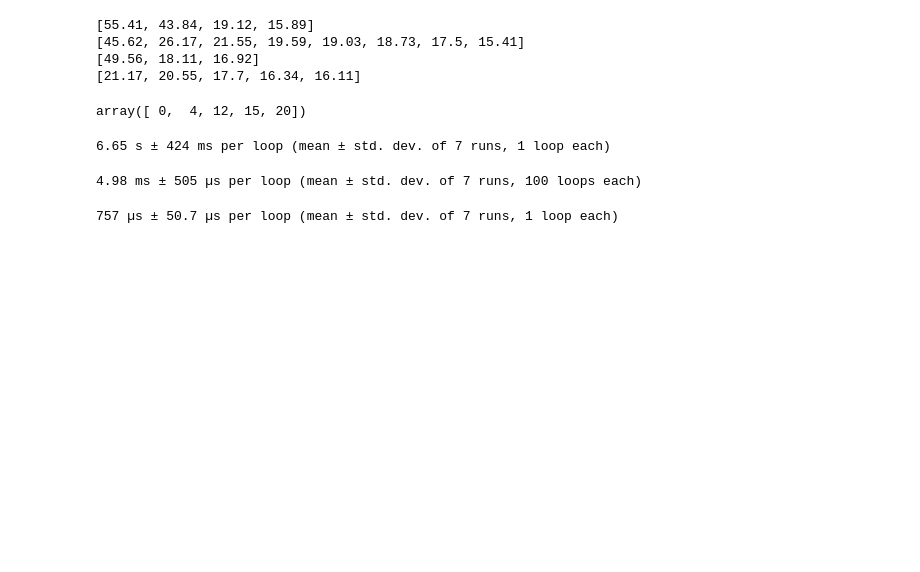
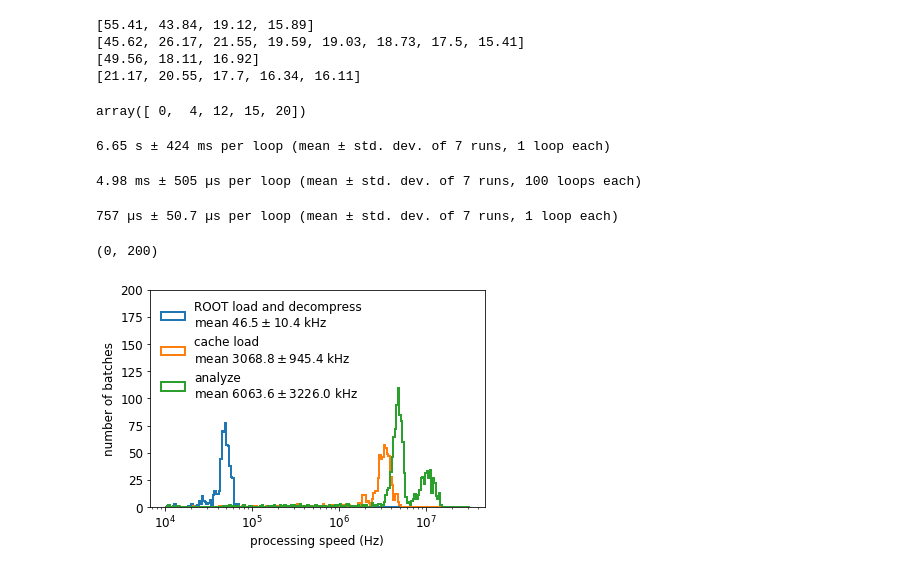
Before and after one commit to jpata/hepaccelerate-cms, a Jupyter notebook: notebook/numba-parallel.ipynb, the cells around one changed output. Drawn from its saved outputs; the diff is of its cells as text; code cells hidden in the pictures; blank space fills up the shorter version.

```diff
--- a/notebook/numba-parallel.ipynb
+++ b/notebook/numba-parallel.ipynb
@@ -98,0 +713,14 @@ out_c = cupy.array(out)
+# %%
+plt.hist(cc0, bins=bins, histtype="step", lw=2, label="ROOT load and decompress\nmean ${0:.1f} \pm {1:.1f}$ kHz".format(np.mean(cc0)/1000.0, np.std(cc0)/1000.0));
+plt.hist(cc1, bins=bins, histtype="step", lw=2, label="cache load\nmean ${0:.1f} \pm {1:.1f}$ kHz".format(np.mean(cc1)/1000.0, np.std(cc1)/1000.0));
+plt.hist(cc2, bins=bins, histtype="step", lw=2, label="analyze\nmean ${0:.1f} \pm {1:.1f}$ kHz".format(np.mean(cc2)/1000.0, np.std(cc2)/1000.0));
+plt.xscale("log")
+plt.xticks(fontsize=12)
+plt.yticks(fontsize=12)
+plt.ylabel("number of batches", fontsize=12)
+plt.xlabel("processing speed (Hz)", fontsize=12)
+plt.legend(loc=2, frameon=False, fontsize=12)
+plt.ylim(0,200)
+# %% [output]
+(0, 200)
+[figure, added]
```
Also changed, not shown: parts of 8 cells of this notebook, 3 other files.
